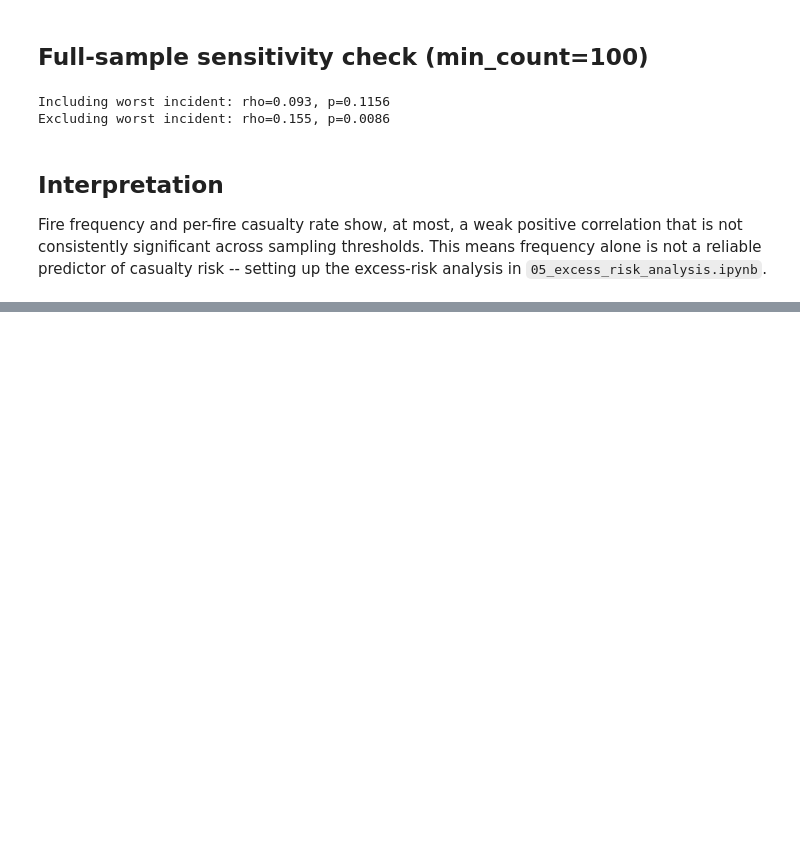
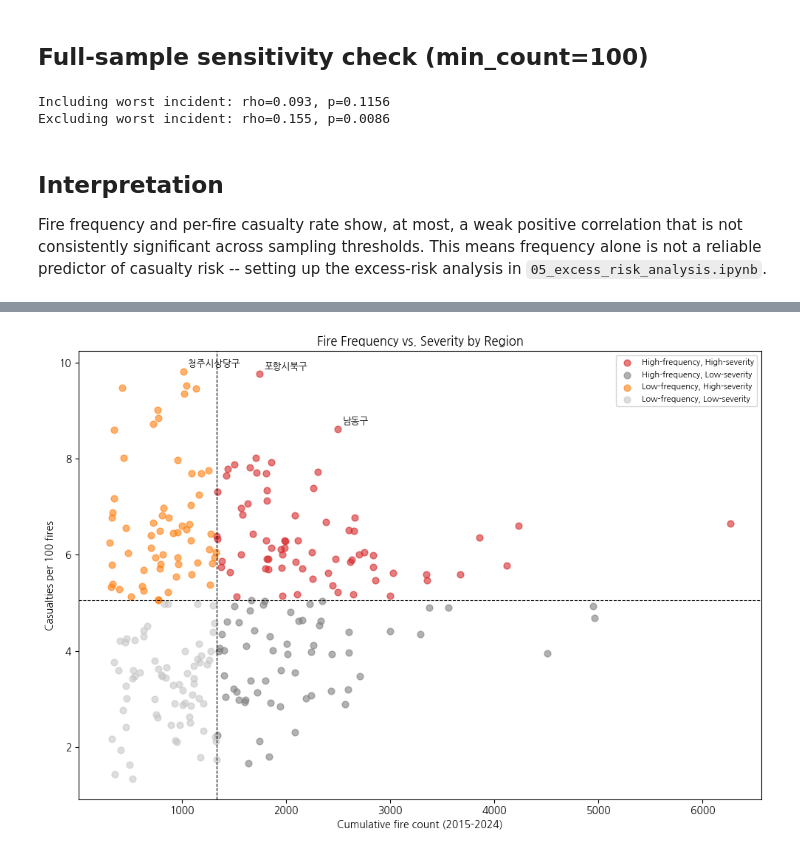
Before and after one commit to mannduuu07-png/korea-fire-frequency-severity-analysis, a Jupyter notebook: notebooks/03_frequency_vs_severity.ipynb, the cells around one changed output, grey strips where cells are left out. Cells and saved outputs as stored; diff of their text form; code cells hidden in the pictures; blank space fills up the shorter version.

Commit message:
Colab을 통해 생성됨

```diff
--- a/notebooks/03_frequency_vs_severity.ipynb
+++ b/notebooks/03_frequency_vs_severity.ipynb
@@ -80,0 +122,45 @@ in `05_excess_risk_analysis.ipynb`.
+# %%
+# 나눔고딕 폰트 설치 (Colab에서 한 번만 실행하면 됨)
+!apt-get -qq install fonts-nanum > /dev/null
+import matplotlib.font_manager as fm
+
+font_path = '/usr/share/fonts/truetype/nanum/NanumGothic.ttf'
+fm.fontManager.addfont(font_path)
+plt.rc('font', family='NanumGothic')
+plt.rcParams['axes.unicode_minus'] = False  # 마이너스 기호 깨짐 방지
+# %%
+import matplotlib.pyplot as plt
+
+fig, ax = plt.subplots(figsize=(10, 7))
+colors = {'High-frequency, High-severity': '#d62728',
+          'High-frequency, Low-severity': '#7f7f7f',
+          'Low-frequency, High-severity': '#ff7f0e',
+          'Low-frequency, Low-severity': '#c7c7c7'}
+
+for q, group in region_main.groupby('quadrant'):
+    ax.scatter(group['화재건수'], group['casualties_per_100_excl'],
+               c=colors[q], label=q, alpha=0.6, s=40)
+
+ax.axvline(count_median, color='black', linestyle='--', linewidth=0.8)
+ax.axhline(severity_median, color='black', linestyle='--', linewidth=0.8)
+
+# Label the key regions found in this analysis
+highlight = [('충청북도','청주시상당구'), ('인천광역시','남동구'), ('경상북도','포항시북구')]
+for sido, sigungu in highlight:
+    row = region_main[(region_main['시도']==sido)&(region_main['시군구']==sigungu)]
+    if len(row):
+        ax.annotate(sigungu, (row['화재건수'].values[0], row['casualties_per_100_excl'].values[0]),
+                    textcoords="offset points", xytext=(5,5), fontsize=9, fontweight='bold')
+
+ax.set_xlabel('Cumulative fire count (2015-2024)')
+ax.set_ylabel('Casualties per 100 fires')
+ax.set_title('Fire Frequency vs. Severity by Region')
+ax.legend(loc='upper right', fontsize=8)
+plt.tight_layout()
+plt.savefig('/content/drive/MyDrive/fire_data/processed/frequency_vs_severity_scatter.png', dpi=150)
+plt.show()
+
+from google.colab import files
+files.download('/content/drive/MyDrive/fire_data/processed/frequency_vs_severity_scatter.png')
+# %% [output]
+[figure, added]
```
Also changed, not shown: parts of 4 cells of this notebook.
